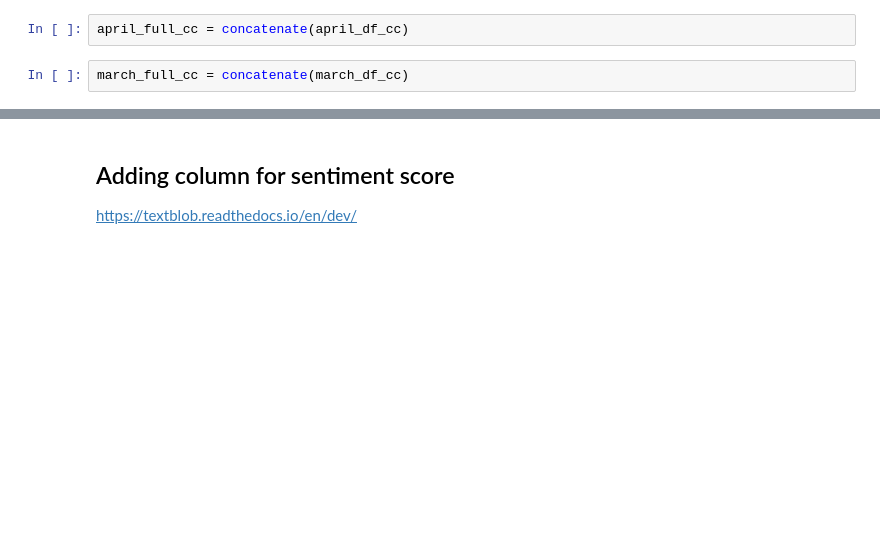
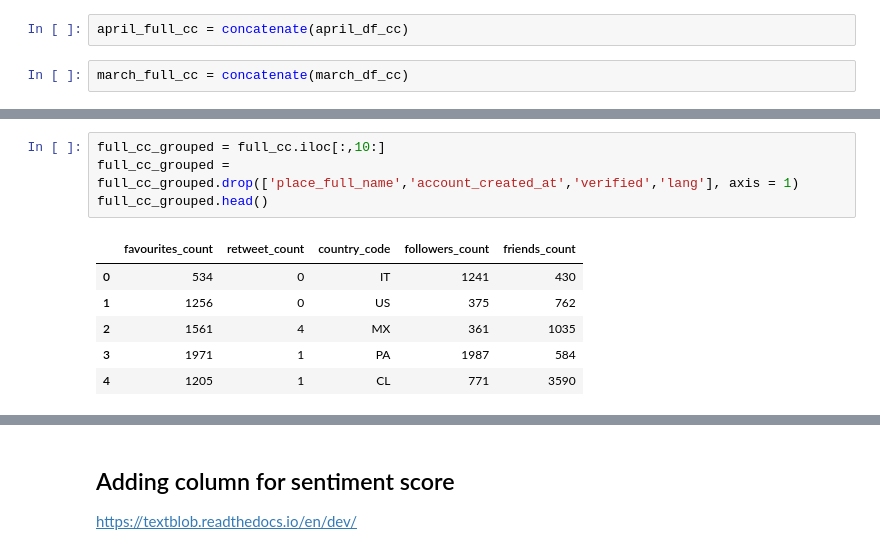
Before and after one commit to adrielk/Covid19-ML-and-Analysis, a Jupyter notebook: Covid-19 and Sentiment.ipynb, the cells around one changed output, grey strips where cells are left out. Cells and saved outputs as stored; diff of their text form; blank space fills up the shorter version.

```diff
--- a/Covid-19 and Sentiment.ipynb
+++ b/Covid-19 and Sentiment.ipynb
@@ -241,0 +249,11 @@ march_full_cc.head(2)
+# %%
+full_cc_grouped = full_cc.iloc[:,10:]
+full_cc_grouped = full_cc_grouped.drop(['place_full_name','account_created_at','verified','lang'], axis = 1)
+full_cc_grouped.head()
+# %% [output]
+|  | favourites_count | retweet_count | country_code | followers_count | friends_count |
+| 0 | 534 | 0 | IT | 1241 | 430 |
+| 1 | 1256 | 0 | US | 375 | 762 |
+| 2 | 1561 | 4 | MX | 361 | 1035 |
+| 3 | 1971 | 1 | PA | 1987 | 584 |
+| 4 | 1205 | 1 | CL | 771 | 3590 |
```
Also changed, not shown: parts of 14 cells of this notebook.
